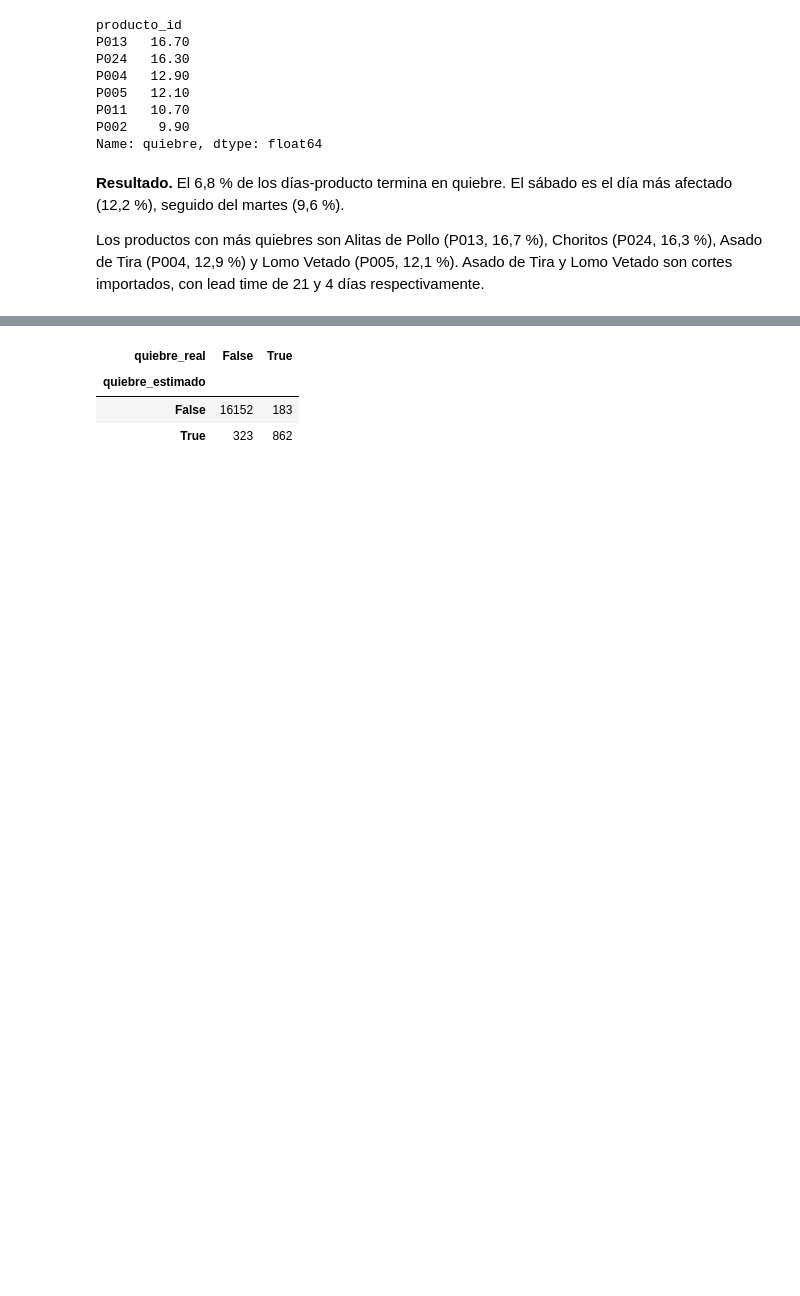
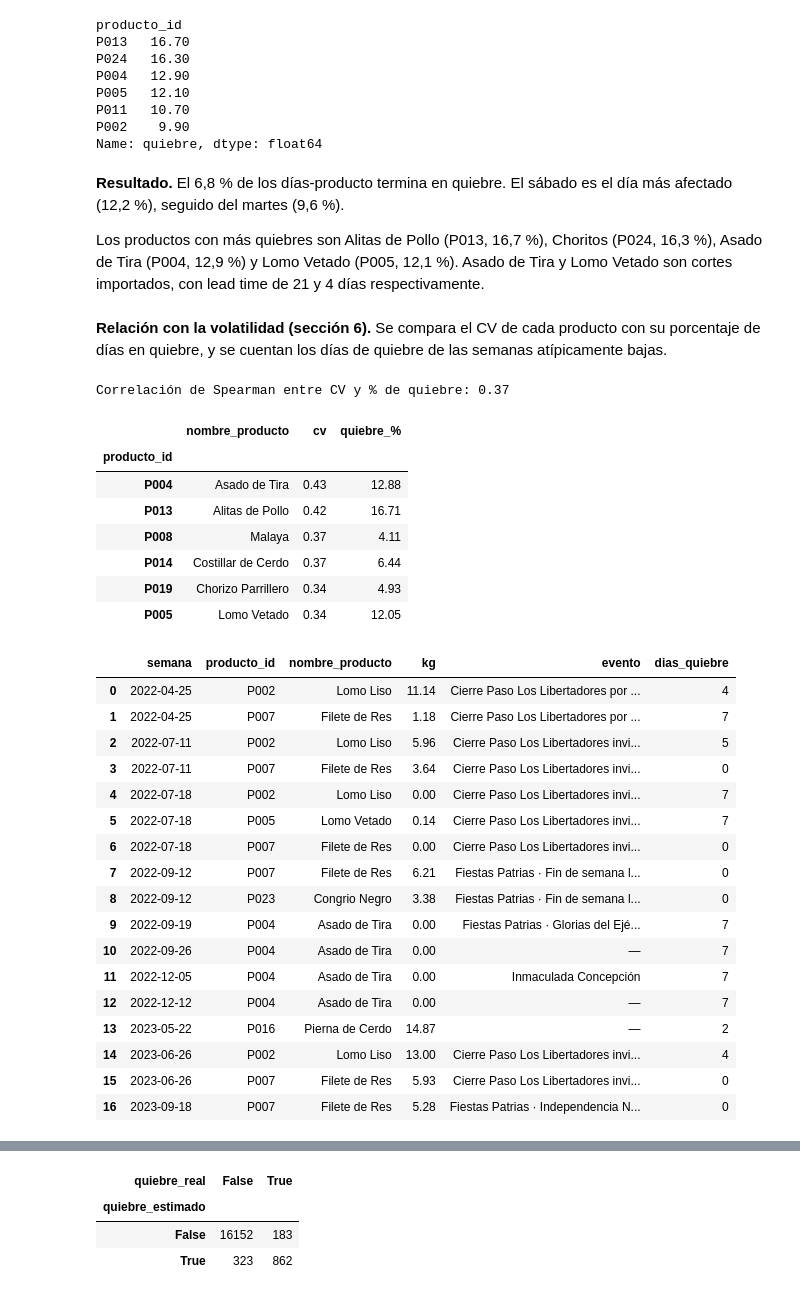
Before and after one commit to Blackmist02/NexuStock, a Jupyter notebook: Codigo/ml-engine/notebooks/01_eda.ipynb, the cells around one changed output, grey strips where cells are left out. Drawn from its saved outputs; the diff is of its cells as text; code cells hidden in the pictures; blank space fills up the shorter version.

```diff
--- a/Codigo/ml-engine/notebooks/01_eda.ipynb
+++ b/Codigo/ml-engine/notebooks/01_eda.ipynb
@@ -187,0 +281,25 @@ Name: cantidad_kg, dtype: float64
+# %%
+eventos = calendario.assign(evento=calendario['evento'].str.replace(r'\s\d{4}$', '', regex=True))
+dias_evento = pd.DataFrame(
+    [(dia, fila.evento) for fila in eventos.itertuples()
+     for dia in pd.date_range(fila.fecha_inicio, fila.fecha_fin)],
+    columns=['fecha', 'evento'],
+)
+dias_evento['semana'] = dias_evento['fecha'] - pd.to_timedelta(dias_evento['fecha'].dt.dayofweek, unit='D')
+eventos_semana = dias_evento.drop_duplicates(['semana', 'evento']).groupby('semana')['evento'].agg(' · '.join)
+
+def listar_atipicos(mascara):
+    """Una fila por semana-producto atípica, con los eventos de esa semana."""
+    marcas = mascara.rename_axis(index='semana', columns='producto_id').stack()
+    filas = marcas[marcas].reset_index()[['semana', 'producto_id']]
+    filas['nombre_producto'] = filas['producto_id'].map(desc['nombre_producto'])
+    filas['kg'] = [kg_semana.at[s, p] for s, p in zip(filas['semana'], filas['producto_id'])]
+    filas['evento'] = filas['semana'].map(eventos_semana).fillna('—')
+    return filas
+
+altos = listar_atipicos(atipico_alto)
+bajos = listar_atipicos(atipico_bajo)
+con_evento = (altos['evento'] != '—').sum()
+print(f'Atípicos altos: {len(altos)}, en semanas con evento: {con_evento} ({con_evento / len(altos):.0%})')
+display(altos[altos['evento'] == '—'])
+bajos
@@ -368,3 +525,44 @@ Name: quiebre, dtype: float64
 **Resultado.** El 6,8 % de los días-producto termina en quiebre. El sábado es el día más afectado (12,2 %), seguido del martes (9,6 %).
 
 Los productos con más quiebres son Alitas de Pollo (P013, 16,7 %), Choritos (P024, 16,3 %), Asado de Tira (P004, 12,9 %) y Lomo Vetado (P005, 12,1 %). Asado de Tira y Lomo Vetado son cortes importados, con lead time de 21 y 4 días respectivamente.
+# %% [markdown]
+**Relación con la volatilidad (sección 6).** Se compara el CV de cada producto con su porcentaje de días en quiebre, y se cuentan los días de quiebre de las semanas atípicamente bajas.
+# %%
+fechas_q = quiebre_ent.index.get_level_values('fecha')
+semana_q = fechas_q - pd.to_timedelta(fechas_q.dayofweek, unit='D')
+dias_q = quiebre_ent.groupby([quiebre_ent.index.get_level_values('producto_id'), semana_q]).sum()
+
+volatilidad = desc[['nombre_producto', 'cv']].join((quiebre_ent.groupby(level='producto_id').mean() * 100).rename('quiebre_%'))
+print(f"Correlación de Spearman entre CV y % de quiebre: {volatilidad['cv'].corr(volatilidad['quiebre_%'], method='spearman'):.2f}")
+display(volatilidad.sort_values('cv', ascending=False).head(6).round(2))
+
+bajos['dias_quiebre'] = [dias_q.get((p, s), 0) for p, s in zip(bajos['producto_id'], bajos['semana'])]
+bajos
+# %% [output]
+Correlación de Spearman entre CV y % de quiebre: 0.37
+|  | nombre_producto | cv | quiebre_% |
+| producto_id |  |  |  |
+| P004 | Asado de Tira | 0.43 | 12.88 |
+| P013 | Alitas de Pollo | 0.42 | 16.71 |
+| P008 | Malaya | 0.37 | 4.11 |
+| P014 | Costillar de Cerdo | 0.37 | 6.44 |
+| P019 | Chorizo Parrillero | 0.34 | 4.93 |
+| P005 | Lomo Vetado | 0.34 | 12.05 |
+|  | semana | producto_id | nombre_producto | kg | evento | dias_quiebre |
+| 0 | 2022-04-25 | P002 | Lomo Liso | 11.14 | Cierre Paso Los Libertadores por ... | 4 |
+| 1 | 2022-04-25 | P007 | Filete de Res | 1.18 | Cierre Paso Los Libertadores por ... | 7 |
+| 2 | 2022-07-11 | P002 | Lomo Liso | 5.96 | Cierre Paso Los Libertadores invi... | 5 |
+| 3 | 2022-07-11 | P007 | Filete de Res | 3.64 | Cierre Paso Los Libertadores invi... | 0 |
+| 4 | 2022-07-18 | P002 | Lomo Liso | 0.00 | Cierre Paso Los Libertadores invi... | 7 |
+| 5 | 2022-07-18 | P005 | Lomo Vetado | 0.14 | Cierre Paso Los Libertadores invi... | 7 |
+| 6 | 2022-07-18 | P007 | Filete de Res | 0.00 | Cierre Paso Los Libertadores invi... | 0 |
+| 7 | 2022-09-12 | P007 | Filete de Res | 6.21 | Fiestas Patrias · Fin de semana l... | 0 |
+| 8 | 2022-09-12 | P023 | Congrio Negro | 3.38 | Fiestas Patrias · Fin de semana l... | 0 |
+| 9 | 2022-09-19 | P004 | Asado de Tira | 0.00 | Fiestas Patrias · Glorias del Ejé... | 7 |
+| 10 | 2022-09-26 | P004 | Asado de Tira | 0.00 | — | 7 |
+| 11 | 2022-12-05 | P004 | Asado de Tira | 0.00 | Inmaculada Concepción | 7 |
+| 12 | 2022-12-12 | P004 | Asado de Tira | 0.00 | — | 7 |
+| 13 | 2023-05-22 | P016 | Pierna de Cerdo | 14.87 | — | 2 |
+| 14 | 2023-06-26 | P002 | Lomo Liso | 13.00 | Cierre Paso Los Libertadores invi... | 4 |
+| 15 | 2023-06-26 | P007 | Filete de Res | 5.93 | Cierre Paso Los Libertadores invi... | 0 |
+| 16 | 2023-09-18 | P007 | Filete de Res | 5.28 | Fiestas Patrias · Independencia N... | 0 |
```
Also changed, not shown: parts of 20 cells of this notebook, 1 other file.
